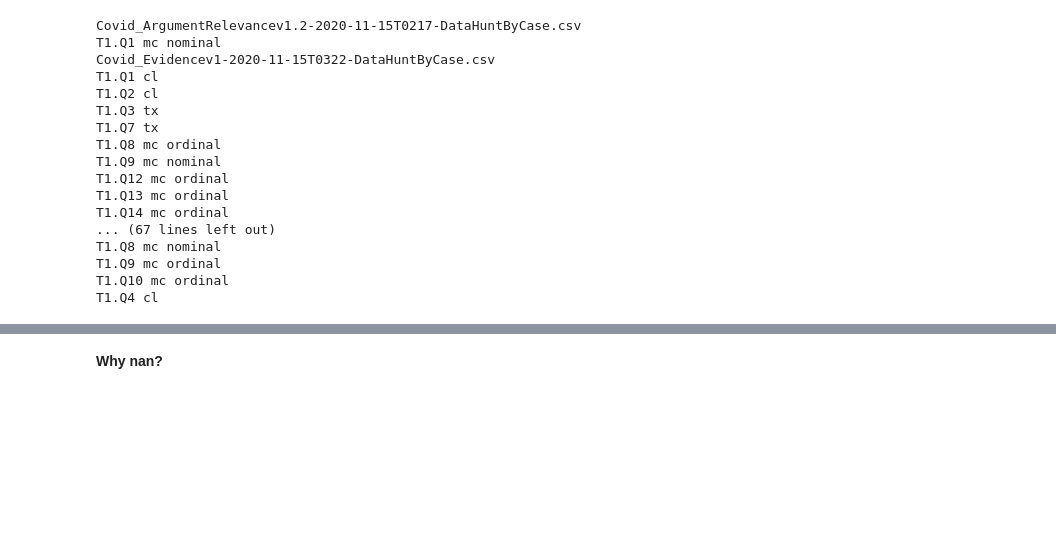
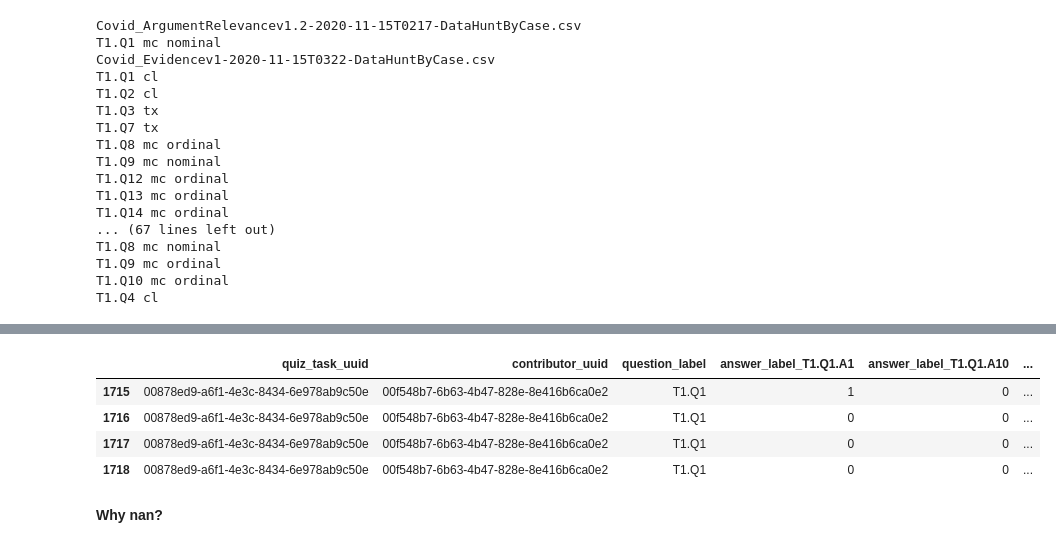
Before and after one commit to Hegelim/PE-Validation-Fall-20, a Jupyter notebook: Test.ipynb, the cells around one changed output, grey strips where cells are left out. Cells and saved outputs as stored; diff of their text form; code cells hidden in the pictures; blank space fills up the shorter version.

```diff
--- a/Test.ipynb
+++ b/Test.ipynb
@@ -81,3 +325,23 @@ T1.Q4 cl 0.739735536357749
+# %%
+df = pd.read_csv("Specialists DataHuntByCase/Covid_Languagev1.1-2020-11-15T0327-DataHuntByCase.csv")
+df = df[df["question_label"] == 'T1.Q1']
+cols = ["quiz_task_uuid", "contributor_uuid", "question_label", "answer_label"]
+df = df.reindex(columns=cols)
+# how many answer_labels are there
+# answers - 'answer_label_T1.Q1.A1'
+answers = ['answer_label_' + answer for answer in df["answer_label"].unique()]
+if answers == []:
+    print(question)
+# one-hot-encode
+df = pd.get_dummies(df, columns = ["answer_label"])
+df[(df["contributor_uuid"] == "00f548b7-6b63-4b47-828e-8e416b6ca0e2") &
+   (df['quiz_task_uuid'] == "00878ed9-a6f1-4e3c-8434-6e978ab9c50e")]
+# %% [output]
+|  | quiz_task_uuid | contributor_uuid | question_label | answer_label_T1.Q1.A1 | answer_label_T1.Q1.A10 | ... |
+| 1715 | 00878ed9-a6f1-4e3c-8434-6e978ab9c50e | 00f548b7-6b63-4b47-828e-8e416b6ca0e2 | T1.Q1 | 1 | 0 | ... |
+| 1716 | 00878ed9-a6f1-4e3c-8434-6e978ab9c50e | 00f548b7-6b63-4b47-828e-8e416b6ca0e2 | T1.Q1 | 0 | 0 | ... |
+| 1717 | 00878ed9-a6f1-4e3c-8434-6e978ab9c50e | 00f548b7-6b63-4b47-828e-8e416b6ca0e2 | T1.Q1 | 0 | 0 | ... |
+| 1718 | 00878ed9-a6f1-4e3c-8434-6e978ab9c50e | 00f548b7-6b63-4b47-828e-8e416b6ca0e2 | T1.Q1 | 0 | 0 | ... |
 # %% [markdown]
 **Why nan?**
 # %%
```
Also changed, not shown: parts of 16 cells of this notebook, 9 other files.
